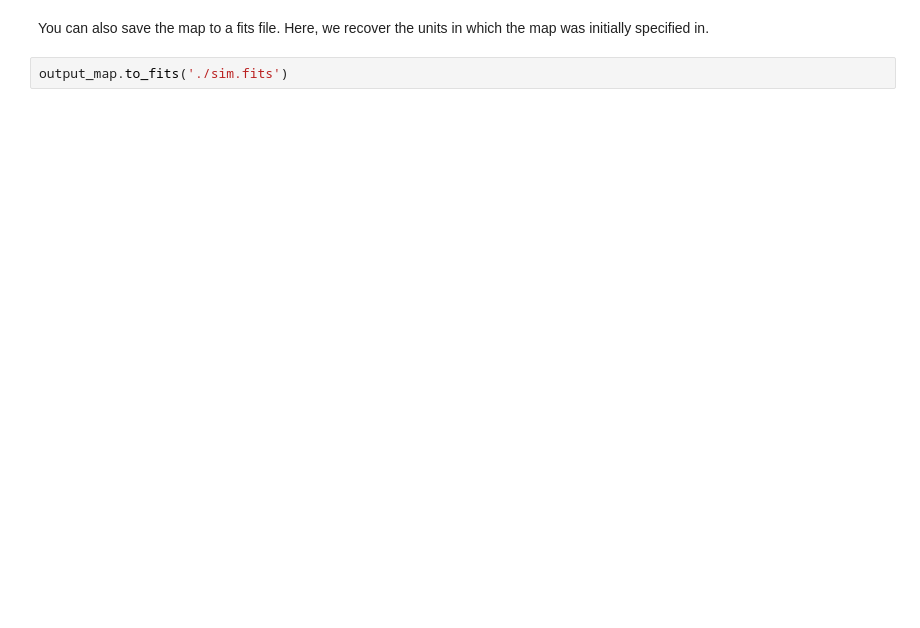
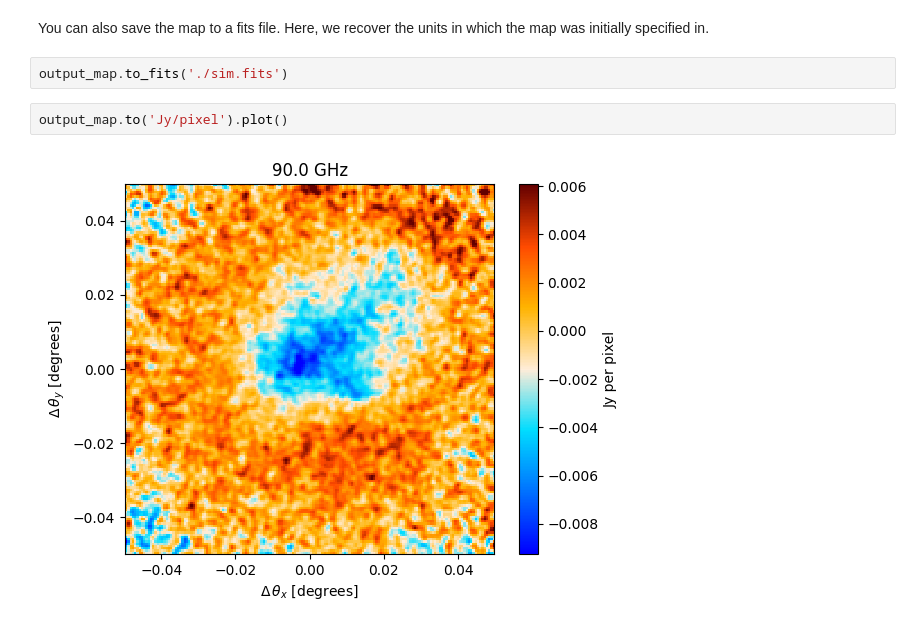
Before and after one commit to jwuerzinger/CMB_denoising, a Jupyter notebook: tutorials/MockObservationsWithMustang2.ipynb, the cells around one changed output. Cells and saved outputs as stored; diff of their text form; blank space fills up the shorter version.

```diff
--- a/tutorials/MockObservationsWithMustang2.ipynb
+++ b/tutorials/MockObservationsWithMustang2.ipynb
@@ -187,3 +189,7 @@ output_map.plot()
 You can also save the map to a fits file. Here, we recover the units in which the map was initially specified in.
 # %%
 output_map.to_fits('./sim.fits')
+# %%
+output_map.to('Jy/pixel').plot()
+# %% [output]
+[figure, added]
```
Also changed, not shown: parts of 4 cells of this notebook.
